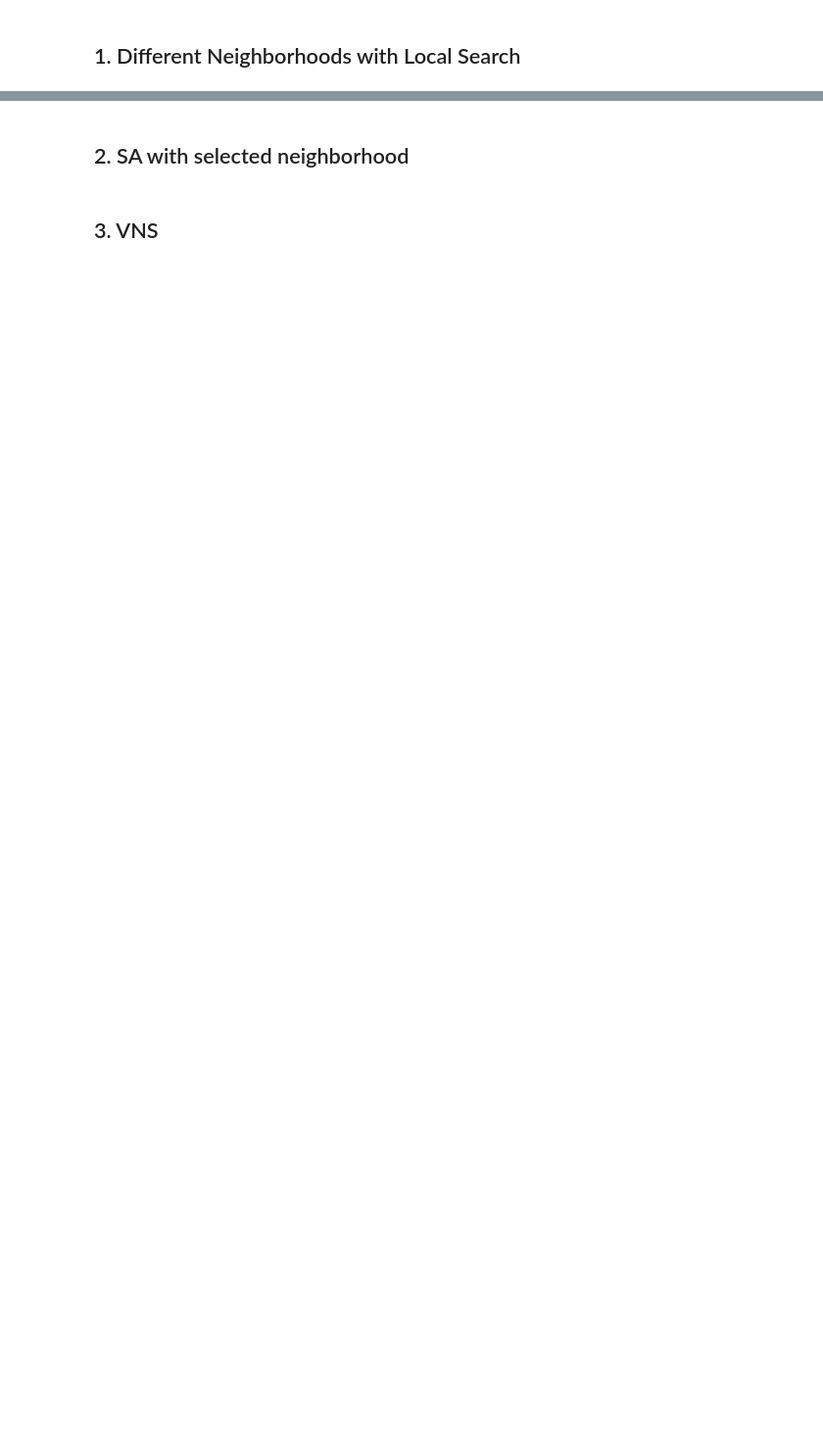
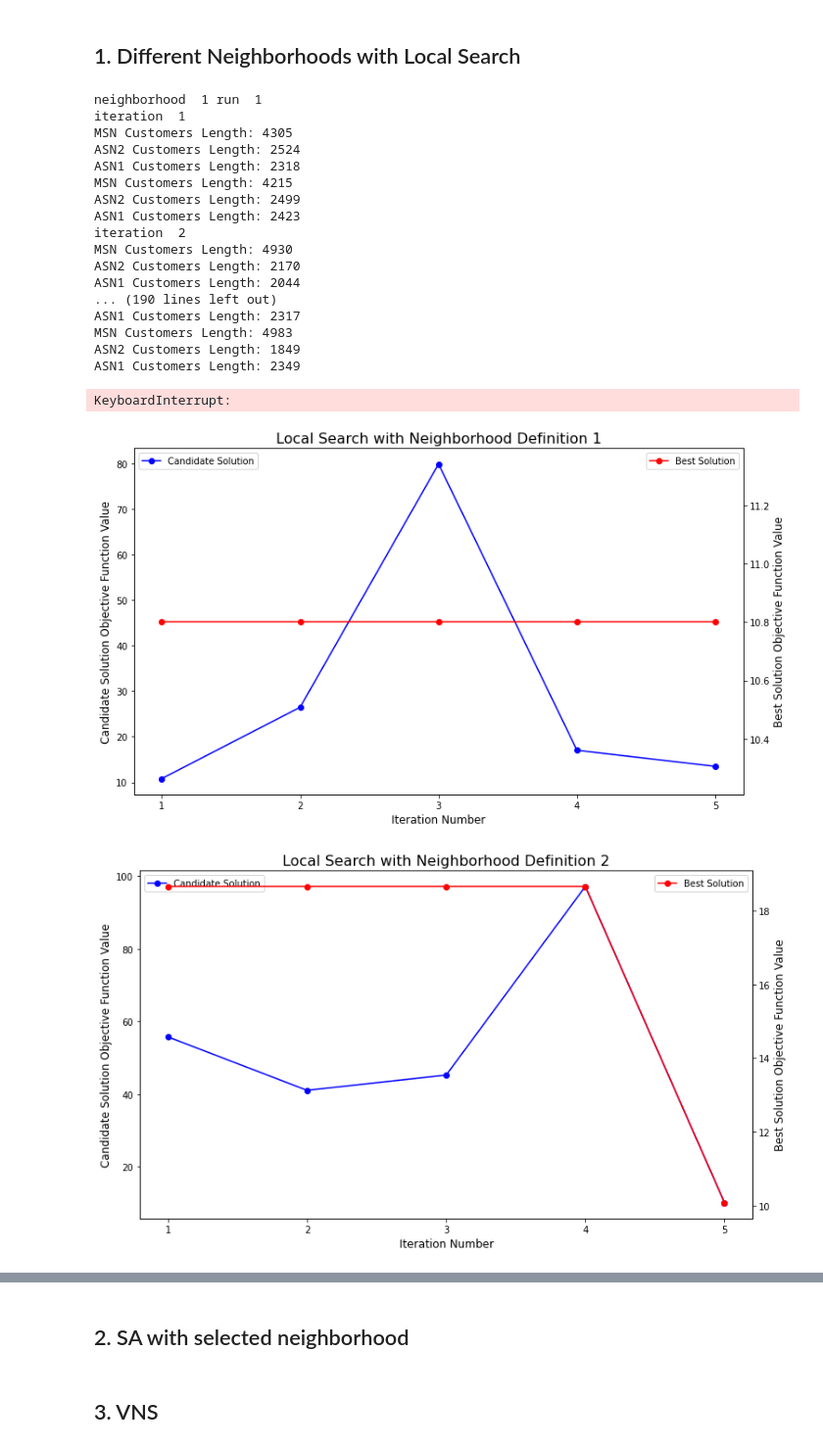
Before and after one commit to TengXu94/simulation-and-optimization, a Jupyter notebook: group_5_project/Group_5_Simulation.ipynb, the cells around one changed output, grey strips where cells are left out. Shown: that part at 98% size. Cells and saved outputs as stored; diff of their text form; code cells hidden in the pictures; blank space fills up the shorter version.

```diff
--- a/group_5_project/Group_5_Simulation.ipynb
+++ b/group_5_project/Group_5_Simulation.ipynb
@@ -1183,7 +1203,7 @@ class VNS(AlgorithmSingleObjective):
         self.best_value_average = self.best_solution.waiting_time_average
         self.best_value_q75 = self.best_solution.waiting_time_q75
 
-    def plot_vns(self, which_run=None):
+    def plot_vns(self, which_run=None, randomm_init_sol=False):
 
         """
         Plots the history of VNS.
@@ -1200,13 +1220,26 @@ class VNS(AlgorithmSingleObjective):
         ax.legend(loc='upper left')
         ax2.legend(loc='upper right')
         ax2.set_ylabel("Best Solution Objective Function Value", fontsize=12)
-        title_ = "VNS with Neighborhood Definition "
+        if randomm_init_sol is False:
+            title_ = "VNS"
+        else:
+            title_ = "VNS with Random Initial Solution"
+
         plt.title(title_, fontsize=16)
         dir_ = "plots/optimization/vns_experiment/"
-        if which_run is None:
-            dir_ += "vns.pdf"
+
+
+        if randomm_init_sol is False:
+            if which_run is None:
+                dir_ += "vns.pdf"
+            else:
+                dir_ += "vns_" + str(which_run) + ".pdf"
         else:
-            dir_ += "vns_" + str(which_run) + ".pdf"
+            if which_run is None:
+                dir_ += "rnd_vns.pdf"
+            else:
+                dir_ += "rnd_vns_" + str(which_run) + ".pdf"
+
         plt.savefig(dir_)
 # %% [markdown]
 ## 5.Multi-objective Optimization
@@ -1778,14 +1819,35 @@ ASN1 Customers Length: 2274
 # %%
 n_run = 1
 # %%
-# times, objectives, ngh, runs = [], [], [], []
-# for k in range(1,5):
-#     for i in range(1, n_run+1):
-#         print("neighborhood ", k, "run ", i)
-#         ngh.append(k)
-#         runs.append(i)
-#         local_search_average = LocalSearch(rg_, init_sol, n_iteration, wt_obj='average')
-#         local_search_average.run(which_neighbor=k)
-#         times.append(local_search_average.time)
-#         objectives.append(local_search_average.best_value)
-#         local_search_average.plot_ls(k, which_run=i)
+times, objectives, ngh, runs = [], [], [], []
+for k in range(1,5):
+    for i in range(1, n_run+1):
+        print("neighborhood ", k, "run ", i)
+        ngh.append(k)
+        runs.append(i)
+        local_search_average = LocalSearch(rg_, init_sol, n_iteration, wt_obj='average')
+        local_search_average.run(which_neighbor=k)
+        times.append(local_search_average.time)
+        objectives.append(local_search_average.best_value)
+        local_search_average.plot_ls(k, which_run=i)
+# %% [output]
+neighborhood  1 run  1
+iteration  1
+MSN Customers Length: 4305
+ASN2 Customers Length: 2524
+ASN1 Customers Length: 2318
+MSN Customers Length: 4215
+ASN2 Customers Length: 2499
+ASN1 Customers Length: 2423
+iteration  2
+MSN Customers Length: 4930
+ASN2 Customers Length: 2170
+ASN1 Customers Length: 2044
+... (190 lines left out)
+ASN1 Customers Length: 2317
+MSN Customers Length: 4983
+ASN2 Customers Length: 1849
+ASN1 Customers Length: 2349
+KeyboardInterrupt:
+[figure, added]
+[figure, added]
```
Also changed, not shown: parts of 30 cells of this notebook, 18 other files.
